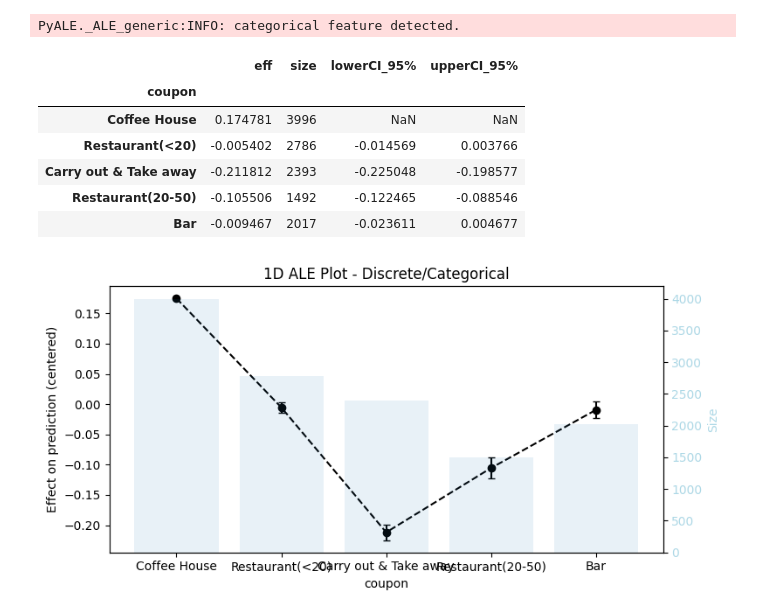
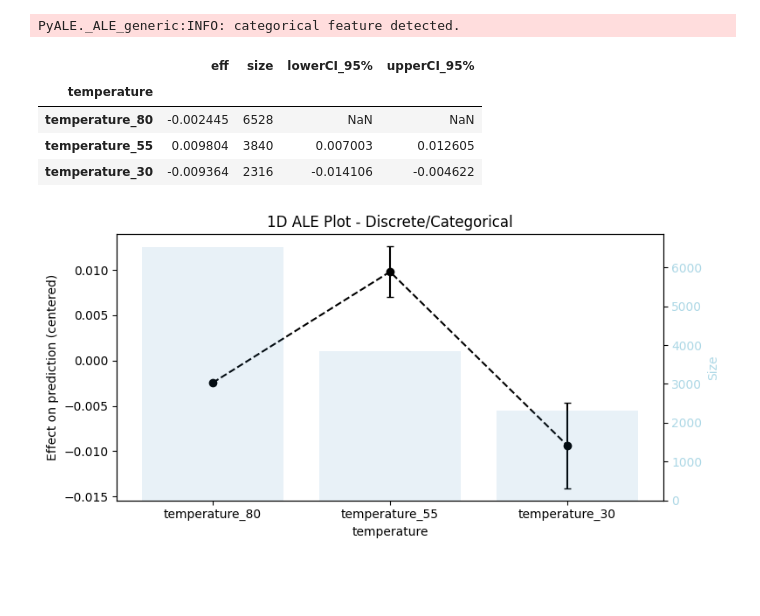
Before and after one commit to hyeniii/MSiA420-in_vehicle_coupon_recommendation, a Jupyter notebook: pyale.ipynb, the cells around one changed output. Saved outputs shown, nothing was run; the diff lists cells and outputs as text; code cells hidden in the pictures; blank space fills up the shorter version.

Commit message:
fixed hyeni_pyale booyah

```diff
--- a/pyale.ipynb
+++ b/pyale.ipynb
@@ -17,3 +17,9 @@ ohe_col = ['destination', 'passanger', 'weather', 'temperature', 'time', 'coupon
        'direction_same', 'direction_opp']
 # %%
 df_ohe.drop(columns=['Unnamed: 0'],inplace=True)
+# %%
+def fillnull(col):
+    col.fillna(col.value_counts().index[0], inplace=True)
+    return col
+
+df = df.apply(lambda col: fillnull(col))
@@ -20,6 +37,5 @@ df_ohe.drop(columns=['Unnamed: 0'],inplace=True)
 # %%
 # df transformation
 df['temperature'] = df['temperature'].astype(object)
-change_row = ['Bar','CoffeeHouse','CarryAway','RestaurantLessThan20','Restaurant20To50']
-for i in change_row:
+for i in df.columns[:-1]:
     df[i] = f'{i}_' + df[i].astype(str)
@@ -28,12 +82,10 @@ from pyale import hyeni_pyale
 # %%
-hyeni_pyale(df,df_ohe,xgb,'coupon')
+hyeni_pyale(df,df_ohe,xgb,'temperature')
 # %% [output]
 PyALE._ALE_generic:INFO: categorical feature detected.
 |  | eff | size | lowerCI_95% | upperCI_95% |
-| coupon |  |  |  |  |
-| Coffee House | 0.174781 | 3996 | NaN | NaN |
-| Restaurant(<20) | -0.005402 | 2786 | -0.014569 | 0.003766 |
-| Carry out & Take away | -0.211812 | 2393 | -0.225048 | -0.198577 |
-| Restaurant(20-50) | -0.105506 | 1492 | -0.122465 | -0.088546 |
-| Bar | -0.009467 | 2017 | -0.023611 | 0.004677 |
+| temperature |  |  |  |  |
+| temperature_80 | -0.002445 | 6528 | NaN | NaN |
+| temperature_55 | 0.009804 | 3840 | 0.007003 | 0.012605 |
+| temperature_30 | -0.009364 | 2316 | -0.014106 | -0.004622 |
-[figure, old version]
+[figure, new version]
```
Also changed, not shown: parts of 3 cells of this notebook, 6 other files.
